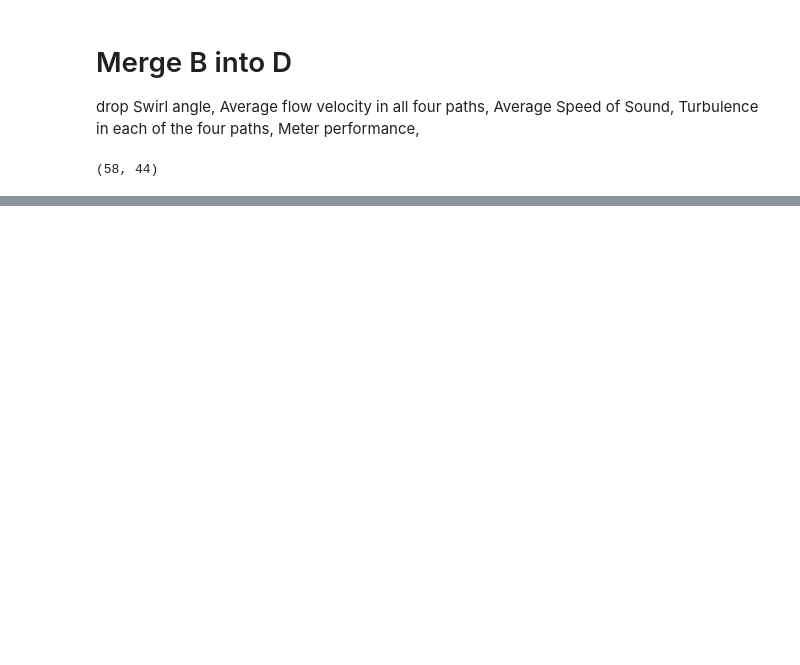
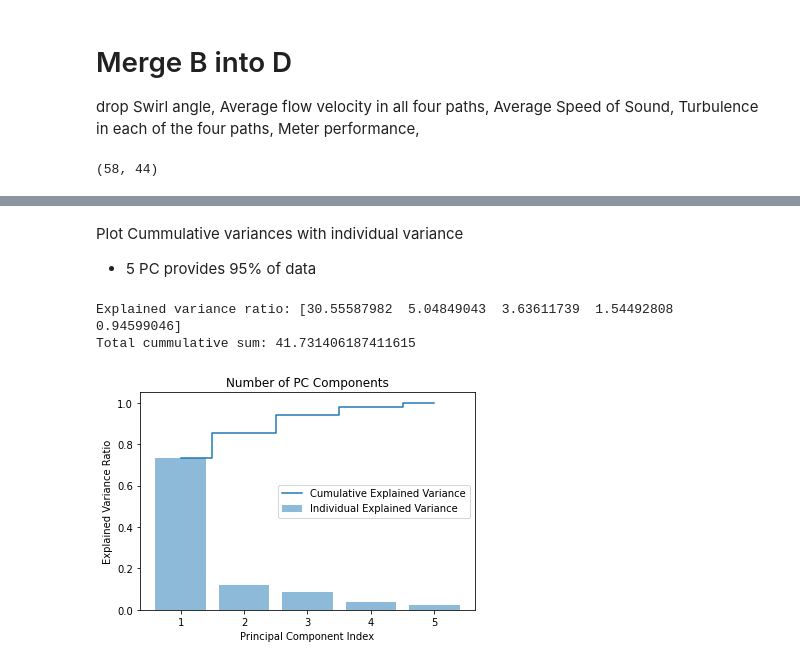
Before and after one commit to goldslime123/csc3005-DA, a Jupyter notebook: Combine_B_D.ipynb, the cells around one changed output, grey strips where cells are left out. Cells and saved outputs as stored; diff of their text form; code cells hidden in the pictures; blank space fills up the shorter version.

```diff
--- a/Combine_B_D.ipynb
+++ b/Combine_B_D.ipynb
@@ -325,0 +128,14 @@ Lowest testing accuracy: 0.6507936507936508
+# %%
+from sklearn.preprocessing import StandardScaler
+from sklearn.decomposition import PCA
+# save dataset merge
+dataset = df_merge
+dataset.to_csv('dataset/df_merge', sep='\t')
+
+# split between X and Y
+X= dataset.drop(['Class'],axis=1)
+Y= dataset['Class']
+
+# normalize data
+scaler = StandardScaler()
+X=scaler.fit_transform(X)
@@ -325,0 +144,5 @@ Lowest testing accuracy: 0.6507936507936508
+# %%
+pca = PCA(.95)
+X_pca = pca.fit_transform(X)
+print("original shape:   ", X.shape)
+print("transformed shape:", X_pca.shape)
@@ -325,0 +176,25 @@ Lowest testing accuracy: 0.6507936507936508
+# %% [markdown]
+Plot Cummulative variances with individual variance
+- 5 PC provides 95% of data
+# %%
+# calculate cumulative sum of explained variances
+tot = sum(pca.explained_variance_)
+print(f"Explained variance ratio: {pca.explained_variance_}")
+print(f"Total cummulative sum: {tot}")
+var_exp = [(i / tot) for i in sorted(pca.explained_variance_, reverse=True)]
+cum_var_exp = np.cumsum(var_exp)
+
+# plot explained variances
+plt.bar(range(1,6), var_exp, alpha=0.5,
+        align='center', label='Individual Explained Variance')
+plt.step(range(1,6), cum_var_exp, where='mid',
+         label='Cumulative Explained Variance')
+plt.ylabel('Explained Variance Ratio')
+plt.xlabel('Principal Component Index')
+plt.title('Number of PC Components')
+plt.legend(loc='best')
+plt.show()
+# %% [output]
+Explained variance ratio: [30.55587982  5.04849043  3.63611739  1.54492808  0.94599046]
+Total cummulative sum: 41.731406187411615
+[figure, added]
```
Also changed, not shown: parts of 85 cells of this notebook, 1 other file.
